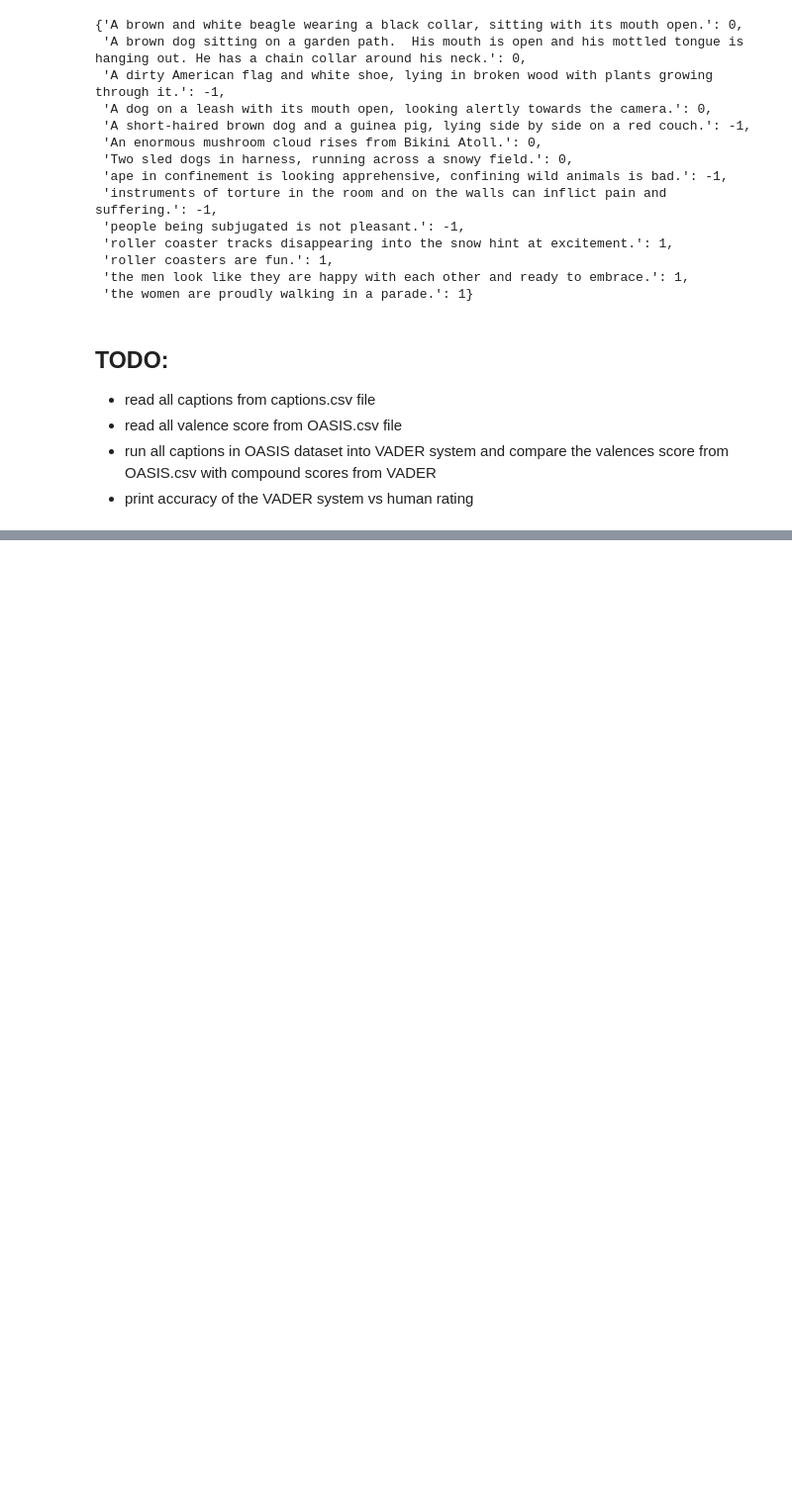
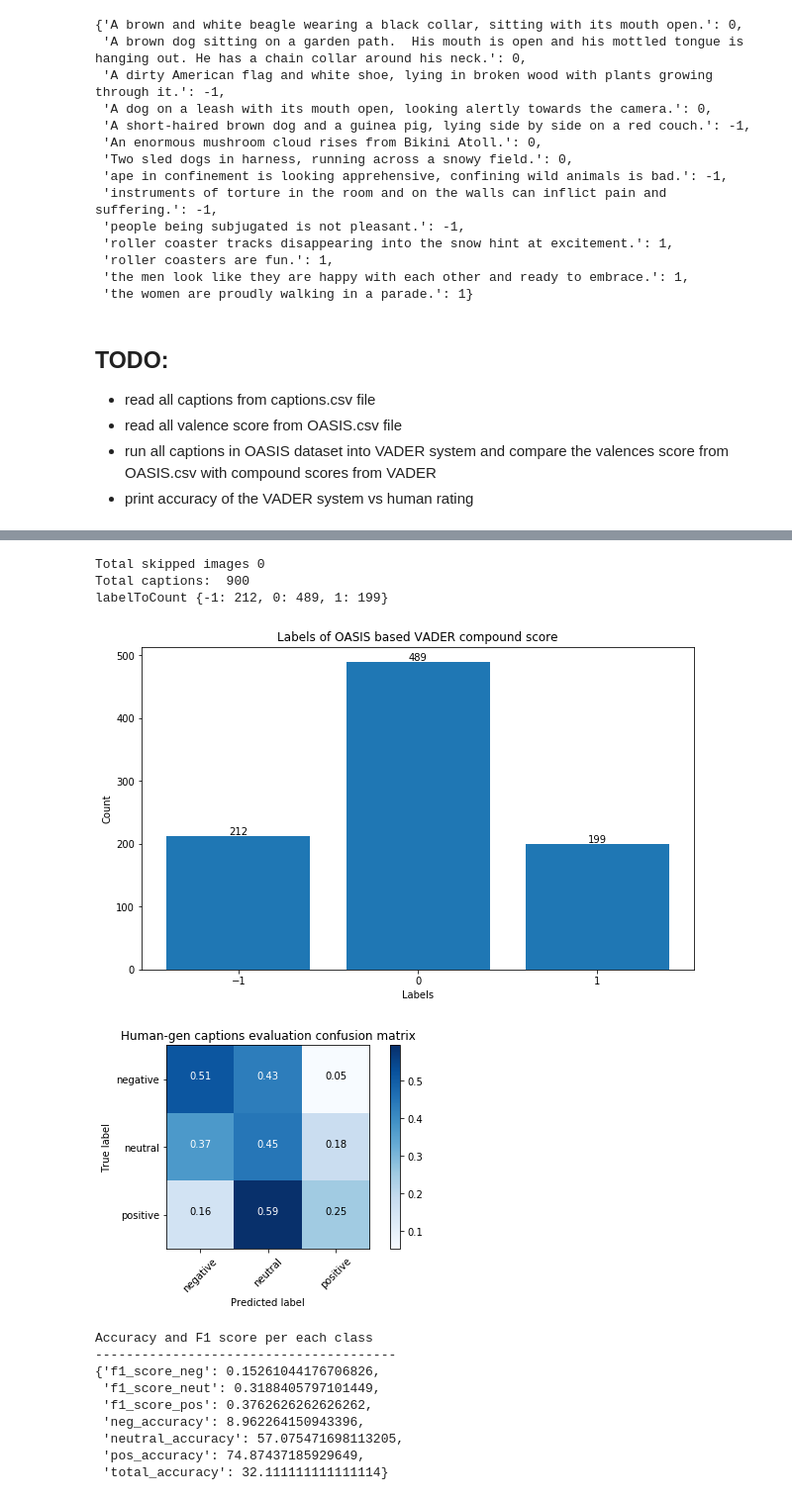
Before and after one commit to elkhand/human-emotions-classifier, a Jupyter notebook: Evaluating-Image-Captions-With-VADER.ipynb, the cells around one changed output, grey strips where cells are left out. Shown at 99% size. Saved outputs shown, nothing was run; the diff lists cells and outputs as text; code cells hidden in the pictures; blank space fills up the shorter version.

```diff
--- a/Evaluating-Image-Captions-With-VADER.ipynb
+++ b/Evaluating-Image-Captions-With-VADER.ipynb
@@ -133,0 +195,29 @@ Histogram of positive, negative and neutral images in OASIS {1: 608, -1: 248, 0:
+# %%
+captions_csv_path = "dataset/metadata/captions.csv"
+imageIdToCaption = get_image_id_to_caption(captions_csv_path)
+#print(imageIdToCaption)
+
+imageIdToLabelFromCaptions = label_image_captions(imageIdToCaption)
+print("Total captions: ",len(imageIdToLabelFromCaptions.keys()))
+labelToCountFromCaptions = get_label_count(imageIdToLabelFromCaptions)
+title = 'Labels of OASIS based VADER compound score'
+plot_histogram(labelToCountFromCaptions, title)
+titleOfConfusionMatrix = "Human-gen captions evaluation confusion matrix"
+accuracyDict = get_accuracy(imageIdToLabel, imageIdToLabelFromCaptions, titleOfConfusionMatrix)
+print("Accuracy and F1 score per each class","\n---------------------------------------")
+pp.pprint(accuracyDict)
+# %% [output]
+Total skipped images 0
+Total captions:  900
+labelToCount {-1: 212, 0: 489, 1: 199}
+[figure, added]
+[figure, added]
+Accuracy and F1 score per each class
+---------------------------------------
+{'f1_score_neg': 0.15261044176706826,
+ 'f1_score_neut': 0.3188405797101449,
+ 'f1_score_pos': 0.3762626262626262,
+ 'neg_accuracy': 8.962264150943396,
+ 'neutral_accuracy': 57.075471698113205,
+ 'pos_accuracy': 74.87437185929649,
+ 'total_accuracy': 32.111111111111114}
```
Also changed, not shown: parts of 18 cells of this notebook, 1 other file.
